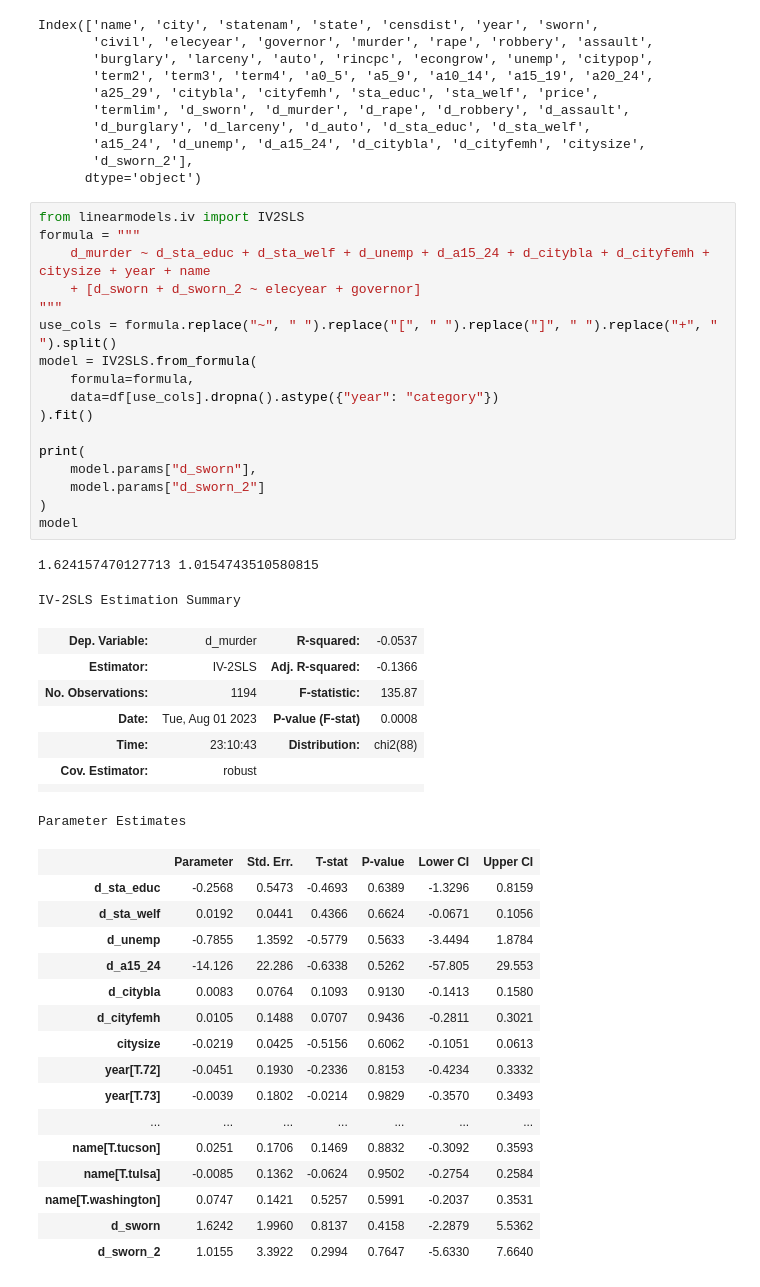
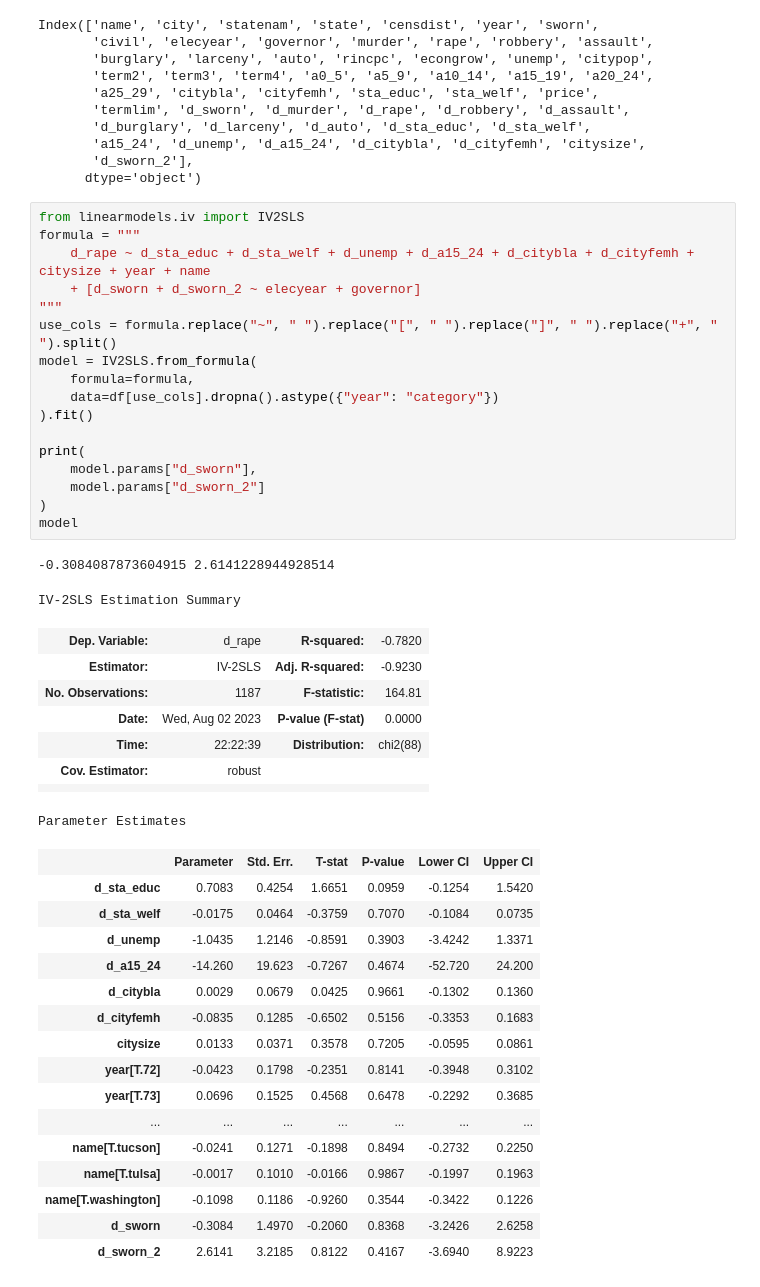
Before and after one commit to nigimitama/levitt, a Jupyter notebook: notebooks/memo.ipynb, the cells around one changed output. Drawn from its saved outputs; the diff is of its cells as text.

```diff
--- a/notebooks/memo.ipynb
+++ b/notebooks/memo.ipynb
@@ -267,47 +269,47 @@ Index(['name', 'city', 'statenam', 'state', 'censdist', 'year', 'sworn',
 # %%
 from linearmodels.iv import IV2SLS
 formula = """
-    d_murder ~ d_sta_educ + d_sta_welf + d_unemp + d_a15_24 + d_citybla + d_cityfemh + citysize + year + name
+    d_rape ~ d_sta_educ + d_sta_welf + d_unemp + d_a15_24 + d_citybla + d_cityfemh + citysize + year + name
     + [d_sworn + d_sworn_2 ~ elecyear + governor]
 """
 use_cols = formula.replace("~", " ").replace("[", " ").replace("]", " ").replace("+", " ").split()
 model = IV2SLS.from_formula(
     formula=formula,
     data=df[use_cols].dropna().astype({"year": "category"})
 ).fit()
 
 print(
     model.params["d_sworn"],
     model.params["d_sworn_2"]
 )
 model
 # %% [output]
-1.624157470127713 1.0154743510580815
+-0.3084087873604915 2.6141228944928514
 IV-2SLS Estimation Summary
-| Dep. Variable: | d_murder | R-squared: | -0.0537 |
-| Estimator: | IV-2SLS | Adj. R-squared: | -0.1366 |
-| No. Observations: | 1194 | F-statistic: | 135.87 |
-| Date: | Tue, Aug 01 2023 | P-value (F-stat) | 0.0008 |
-| Time: | 23:10:43 | Distribution: | chi2(88) |
+| Dep. Variable: | d_rape | R-squared: | -0.7820 |
+| Estimator: | IV-2SLS | Adj. R-squared: | -0.9230 |
+| No. Observations: | 1187 | F-statistic: | 164.81 |
+| Date: | Wed, Aug 02 2023 | P-value (F-stat) | 0.0000 |
+| Time: | 22:22:39 | Distribution: | chi2(88) |
 | Cov. Estimator: | robust |  |  |
 |  |  |  |  |
 Parameter Estimates
 |  | Parameter | Std. Err. | T-stat | P-value | Lower CI | Upper CI |
-| d_sta_educ | -0.2568 | 0.5473 | -0.4693 | 0.6389 | -1.3296 | 0.8159 |
-| d_sta_welf | 0.0192 | 0.0441 | 0.4366 | 0.6624 | -0.0671 | 0.1056 |
-| d_unemp | -0.7855 | 1.3592 | -0.5779 | 0.5633 | -3.4494 | 1.8784 |
-| d_a15_24 | -14.126 | 22.286 | -0.6338 | 0.5262 | -57.805 | 29.553 |
-| d_citybla | 0.0083 | 0.0764 | 0.1093 | 0.9130 | -0.1413 | 0.1580 |
-| d_cityfemh | 0.0105 | 0.1488 | 0.0707 | 0.9436 | -0.2811 | 0.3021 |
-| citysize | -0.0219 | 0.0425 | -0.5156 | 0.6062 | -0.1051 | 0.0613 |
-| year[T.72] | -0.0451 | 0.1930 | -0.2336 | 0.8153 | -0.4234 | 0.3332 |
-| year[T.73] | -0.0039 | 0.1802 | -0.0214 | 0.9829 | -0.3570 | 0.3493 |
+| d_sta_educ | 0.7083 | 0.4254 | 1.6651 | 0.0959 | -0.1254 | 1.5420 |
+| d_sta_welf | -0.0175 | 0.0464 | -0.3759 | 0.7070 | -0.1084 | 0.0735 |
+| d_unemp | -1.0435 | 1.2146 | -0.8591 | 0.3903 | -3.4242 | 1.3371 |
+| d_a15_24 | -14.260 | 19.623 | -0.7267 | 0.4674 | -52.720 | 24.200 |
+| d_citybla | 0.0029 | 0.0679 | 0.0425 | 0.9661 | -0.1302 | 0.1360 |
+| d_cityfemh | -0.0835 | 0.1285 | -0.6502 | 0.5156 | -0.3353 | 0.1683 |
+| citysize | 0.0133 | 0.0371 | 0.3578 | 0.7205 | -0.0595 | 0.0861 |
+| year[T.72] | -0.0423 | 0.1798 | -0.2351 | 0.8141 | -0.3948 | 0.3102 |
+| year[T.73] | 0.0696 | 0.1525 | 0.4568 | 0.6478 | -0.2292 | 0.3685 |
 | ... | ... | ... | ... | ... | ... | ... |
-| name[T.tucson] | 0.0251 | 0.1706 | 0.1469 | 0.8832 | -0.3092 | 0.3593 |
-| name[T.tulsa] | -0.0085 | 0.1362 | -0.0624 | 0.9502 | -0.2754 | 0.2584 |
-| name[T.washington] | 0.0747 | 0.1421 | 0.5257 | 0.5991 | -0.2037 | 0.3531 |
-| d_sworn | 1.6242 | 1.9960 | 0.8137 | 0.4158 | -2.2879 | 5.5362 |
-| d_sworn_2 | 1.0155 | 3.3922 | 0.2994 | 0.7647 | -5.6330 | 7.6640 |
+| name[T.tucson] | -0.0241 | 0.1271 | -0.1898 | 0.8494 | -0.2732 | 0.2250 |
+| name[T.tulsa] | -0.0017 | 0.1010 | -0.0166 | 0.9867 | -0.1997 | 0.1963 |
+| name[T.washington] | -0.1098 | 0.1186 | -0.9260 | 0.3544 | -0.3422 | 0.1226 |
+| d_sworn | -0.3084 | 1.4970 | -0.2060 | 0.8368 | -3.2426 | 2.6258 |
+| d_sworn_2 | 2.6141 | 3.2185 | 0.8122 | 0.4167 | -3.6940 | 8.9223 |
 Endogenous: d_sworn, d_sworn_2
 Instruments: elecyear, governor
 Robust Covariance (Heteroskedastic)
```
Also changed, not shown: parts of 2 cells of this notebook, 1 other file.
